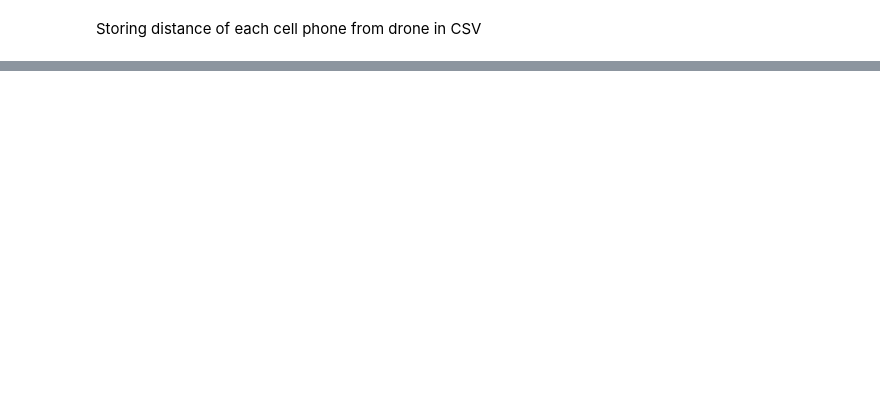
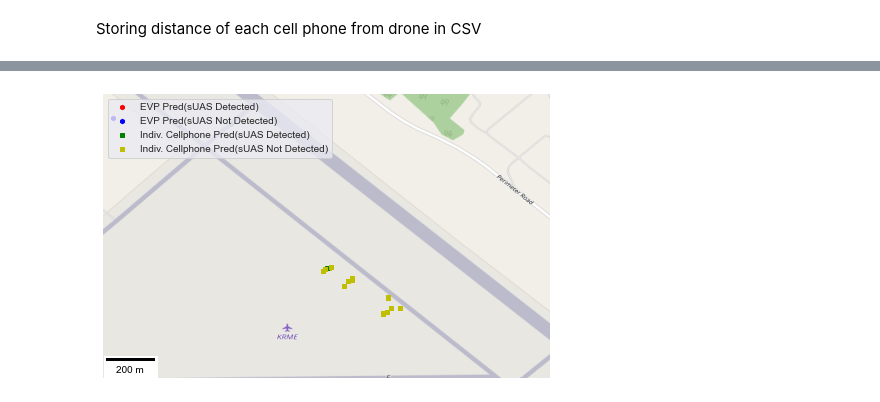
Before and after one commit to ryclendening/research, a Jupyter notebook: research/Pre-Processing/grabCordinates.ipynb, the cells around one changed output, grey strips where cells are left out. Saved outputs shown, nothing was run; the diff lists cells and outputs as text; code cells hidden in the pictures; blank space fills up the shorter version.

```diff
--- a/research/Pre-Processing/grabCordinates.ipynb
+++ b/research/Pre-Processing/grabCordinates.ipynb
@@ -421,0 +306,3 @@ NameError: name 'searchDir' is not defined
+# %%
+truth_data=pd.read_csv("R6P2_truth.csv")
+indiv_data=pd.read_csv("R6P2_truth_v2.csv")
@@ -421,0 +311,93 @@ NameError: name 'searchDir' is not defined
+# %%
+import matplotlib.animation as animation
+import matplotlib.pyplot as plt
+from matplotlib_scalebar.scalebar import ScaleBar
+import numpy as np
+import ffmpeg
+BBox = [-75.4300, -75.4036, 43.2257, 43.2435]
+mymap = plt.imread(r"C:\Users\rclendening\Downloads\map2.png")
+usable_phones_lat=[]
+usable_phones_lon=[]
+names=[]
+mymap = plt.imread(r"C:\Users\rclendening\Downloads\map2.png")
+count=0
+for index,row in GPS_df.iterrows():
+    if index in indiv_data.columns:
+        names.append(index)
+        usable_phones_lat.append(row["Lat"])
+        usable_phones_lon.append(row["Lon"])
+# creating a blank window
+# for the animation
+fig = plt.figure(figsize=(7,7))
+fig.set_size_inches(8, 6, forward=True)
+ax = plt.axes(xlim=(BBox[0]+.009, BBox[1]-.002),ylim=(BBox[2]+.004, BBox[3]-.004))
+plt.rcParams['animation.ffmpeg_path'] = "C:\\FFmpeg\\bin\\ffmpeg.exe"
+ax.scatter(x=[0], y=[0], zorder=1, alpha=1, c='r',
+           s=20, label="EVP Pred(sUAS Detected)",marker='^')
+ax.scatter(x=[0], y=[0], zorder=1, alpha=1, c='b',
+           s=20,label="EVP Pred(sUAS Not Detected)",marker='^')
+ax.scatter(x=[0], y=[0], zorder=1, alpha=1, c='g',
+           s=20,label="Indiv. Cellphone Pred(sUAS Detected)")
+ax.scatter(x=[0], y=[0], zorder=1, alpha=1, c='y',
+           s=20, label="Indiv. Cellphone Pred(sUAS Not Detected)")
+truth_data_splits=len(GPSCords['long'])/len(truth_data)
+# initializing empty values
+# for x and y co-ordinates
+xdata, ydata = [], []
+
+# animation function
+def animate(i):
+    ax.clear()
+    ax.set_xlim(BBox[0]+.009, BBox[1]-.002)
+    ax.set_ylim(BBox[2]+.004, BBox[3]-.004)
+    ax.scatter(x=[0], y=[0], zorder=1, alpha=1, c='r',
+               s=20, label="EVP Pred(sUAS Detected)",marker='h')
+    ax.scatter(x=[0], y=[0], zorder=1, alpha=1, c='b',
+               s=20,label="EVP Pred(sUAS Not Detected)",marker='h')
+    ax.scatter(x=[0], y=[0], zorder=1, alpha=1, c='g',marker='s',
+               s=20,label="Indiv. Cellphone Pred(sUAS Detected)")
+    ax.scatter(x=[0], y=[0], zorder=1, alpha=1, c='y',marker='s',
+               s=20, label="Indiv. Cellphone Pred(sUAS Not Detected)")
+    longitudes=[]
+    latitudes=[]
+    colors=[]
+    longitudes.extend(usable_phones_lon)
+    longitudes.append(GPSCords['long'][i])
+    latitudes.extend(usable_phones_lat)
+    latitudes.append(GPSCords['lat'][i])
+    count=0
+    for x in names:
+        if indiv_data[x][int(i/truth_data_splits)]==0:
+           # colors.append('y')
+            indiv_color='y'
+        else:
+            #colors.append('g')
+            indiv_color='g'
+        ax.scatter(x=usable_phones_lon[count], y=usable_phones_lat[count],zorder=1, alpha=1, c=indiv_color,
+           s=10,marker='s')
+        count+=1
+    if truth_data.iloc[int(i/truth_data_splits)][1]==0:
+        # colors.append('b')
+        uas_color='b'
+    else:
+        # colors.append('r')
+        uas_color='r'
+    ax.scatter(x=GPSCords['long'][i], y=GPSCords['lat'][i], zorder=1, alpha=1, c=uas_color,
+           s=20,marker='h')
+    plt.imshow(mymap,zorder=0,extent=BBox, aspect='equal')
+    scalebar=ScaleBar(120000,"m",length_fraction=0.15,fixed_value=200,fixed_units="m",location="lower left")
+    plt.gca().add_artist(scalebar)
+    ax.legend(loc="upper left")
+    plt.axis("off")
+    # update=np.array([longitudes,latitudes]).T
+    # scat.set_offsets(update)
+    # scat.set_color(colors)
+# ax.legend(loc="upper left")
+# plt.axis("off")
+#
+# scalebar=ScaleBar(120000,"m",length_fraction=0.15,fixed_value=200,fixed_units="m",location="lower left")
+# plt.gca().add_artist(scalebar)
+anim = animation.FuncAnimation(fig, animate, frames=len(GPSCords["lat"]))#len(GPSCords["lat"])
+#anim.save('EVP_demo_A3R6P2_wIndiv.mp4', writer = 'ffmpeg', fps = 30,dpi=500)
+# %% [output]
+[figure, added]
```
Also changed, not shown: parts of 19 cells of this notebook, 8 other files.
